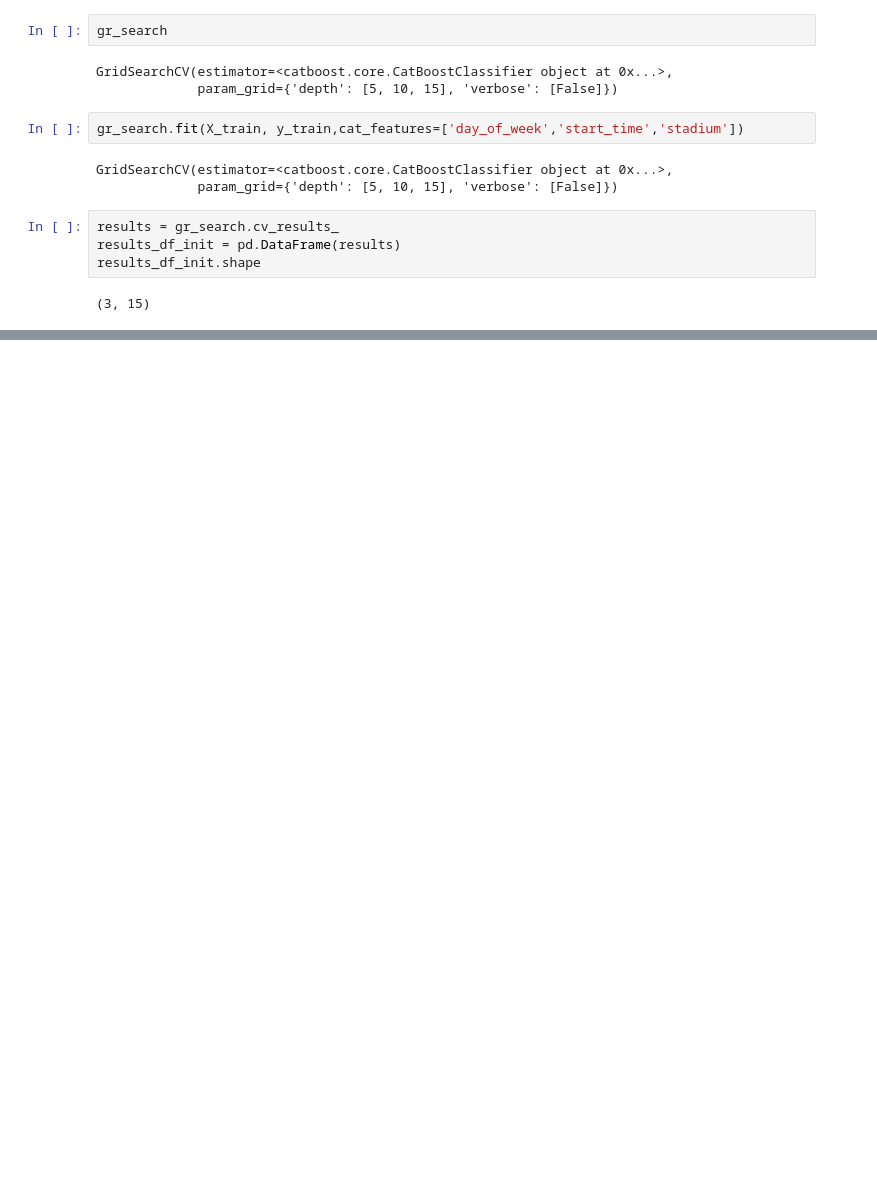
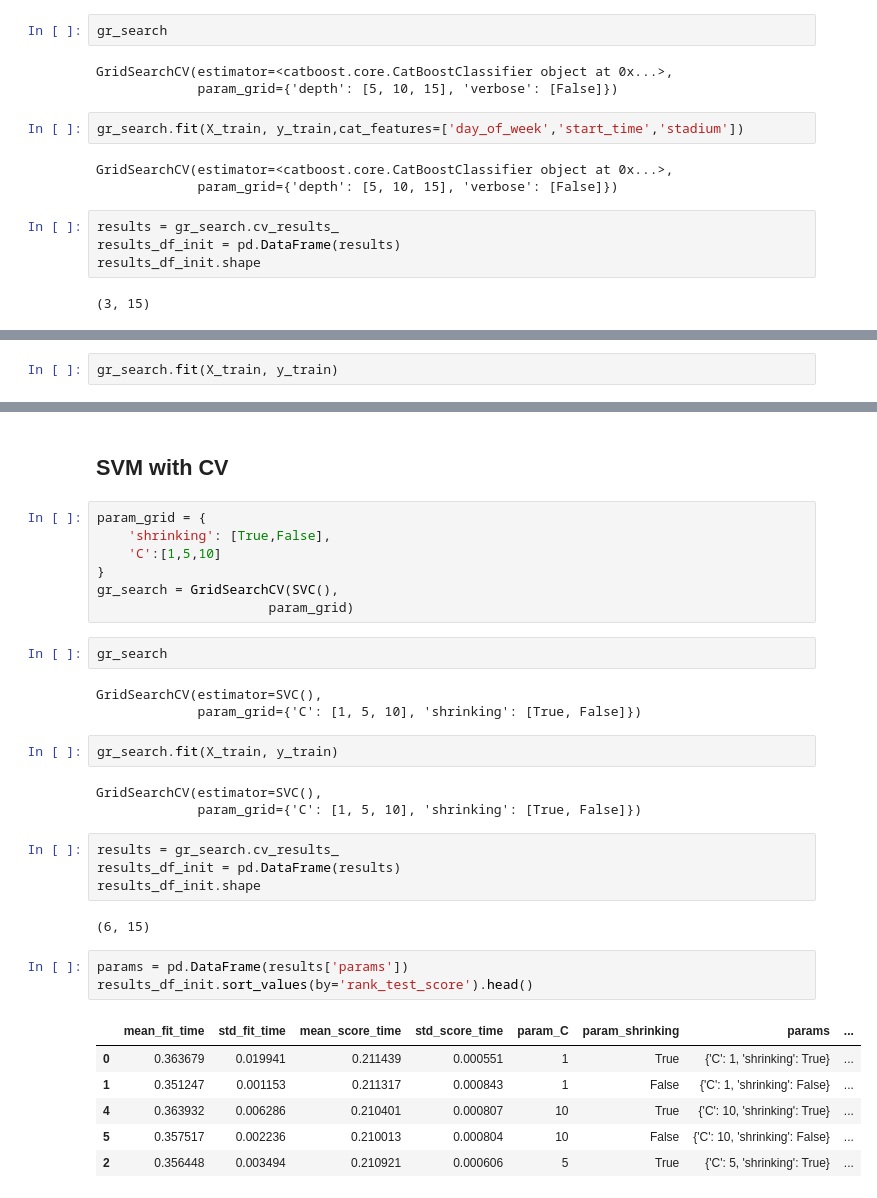
Before and after one commit to Project-Over-Under/Over_Under, a Jupyter notebook: MODEL/model_r_round3.ipynb, the cells around one changed output, grey strips where cells are left out. Cells and saved outputs as stored; diff of their text form; blank space fills up the shorter version.

```diff
--- a/MODEL/model_r_round3.ipynb
+++ b/MODEL/model_r_round3.ipynb
@@ -120,0 +574,2 @@ results_df_init.sort_values(by='rank_test_score').head()
+# %%
+gr_search.fit(X_train, y_train)
@@ -120,0 +614,35 @@ results_df_init.sort_values(by='rank_test_score').head()
+# %% [markdown]
+## SVM with CV
+# %%
+param_grid = {
+    'shrinking': [True,False],
+    'C':[1,5,10]
+}
+gr_search = GridSearchCV(SVC(),
+                      param_grid)
+# %%
+gr_search
+# %% [output]
+GridSearchCV(estimator=SVC(),
+             param_grid={'C': [1, 5, 10], 'shrinking': [True, False]})
+# %%
+gr_search.fit(X_train, y_train)
+# %% [output]
+GridSearchCV(estimator=SVC(),
+             param_grid={'C': [1, 5, 10], 'shrinking': [True, False]})
+# %%
+results = gr_search.cv_results_
+results_df_init = pd.DataFrame(results)
+results_df_init.shape
+# %% [output]
+(6, 15)
+# %%
+params = pd.DataFrame(results['params'])
+results_df_init.sort_values(by='rank_test_score').head()
+# %% [output]
+|  | mean_fit_time | std_fit_time | mean_score_time | std_score_time | param_C | param_shrinking | params | ... |
+| 0 | 0.363679 | 0.019941 | 0.211439 | 0.000551 | 1 | True | {'C': 1, 'shrinking': True} | ... |
+| 1 | 0.351247 | 0.001153 | 0.211317 | 0.000843 | 1 | False | {'C': 1, 'shrinking': False} | ... |
+| 4 | 0.363932 | 0.006286 | 0.210401 | 0.000807 | 10 | True | {'C': 10, 'shrinking': True} | ... |
+| 5 | 0.357517 | 0.002236 | 0.210013 | 0.000804 | 10 | False | {'C': 10, 'shrinking': False} | ... |
+| 2 | 0.356448 | 0.003494 | 0.210921 | 0.000606 | 5 | True | {'C': 5, 'shrinking': True} | ... |
```
Also changed, not shown: parts of 75 cells of this notebook, 2 other files.
